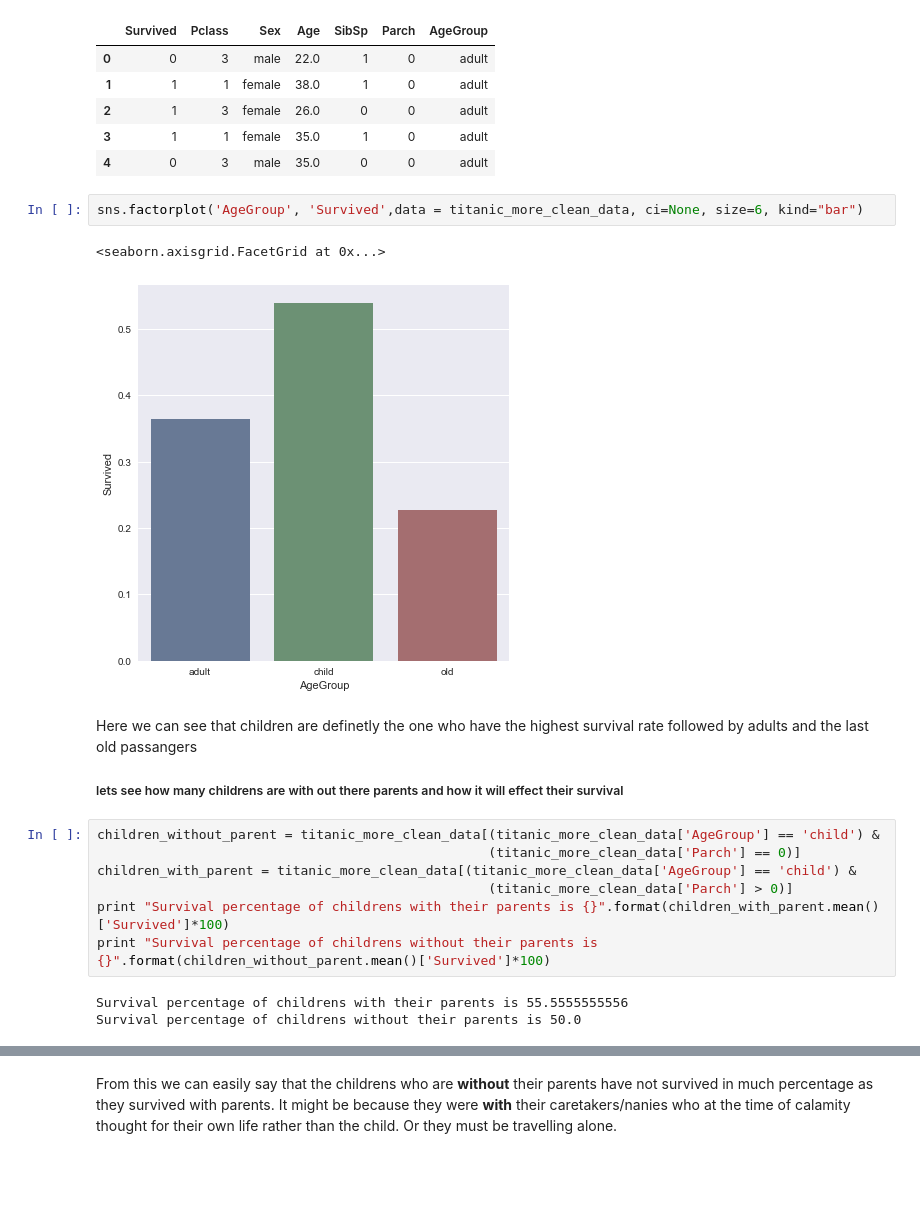
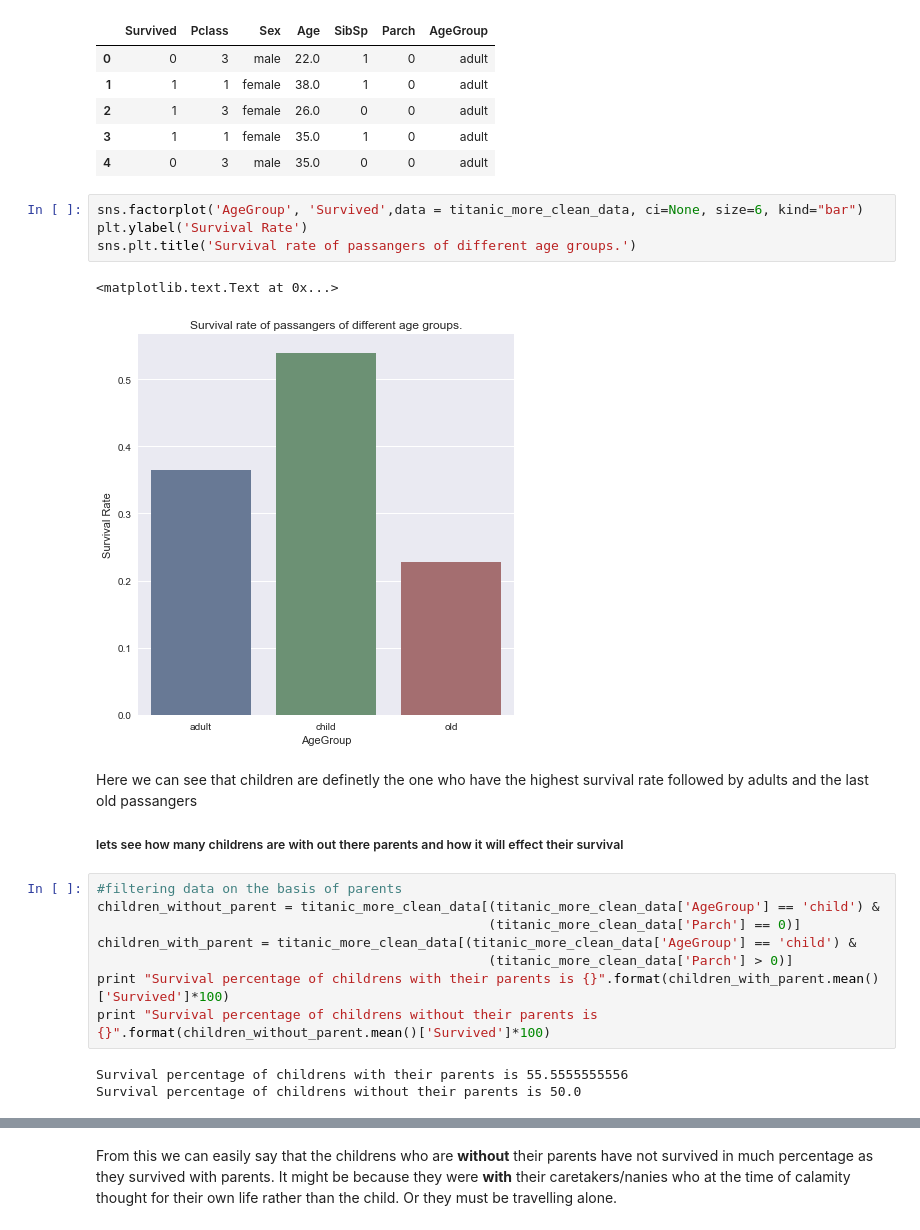
Before and after one commit to hassan23/Titanic-Data-Analysis, a Jupyter notebook: Untitled.ipynb, the cells around one changed output, grey strips where cells are left out. Cells and saved outputs as stored; diff of their text form; blank space fills up the shorter version.

```diff
--- a/Untitled.ipynb
+++ b/Untitled.ipynb
@@ -345,14 +380,17 @@ titanic_more_clean_data.head()
 | 4 | 0 | 3 | male | 35.0 | 0 | 0 | adult |
 # %%
 sns.factorplot('AgeGroup', 'Survived',data = titanic_more_clean_data, ci=None, size=6, kind="bar")
+plt.ylabel('Survival Rate')
+sns.plt.title('Survival rate of passangers of different age groups.')
 # %% [output]
-<seaborn.axisgrid.FacetGrid at 0x...>
+<matplotlib.text.Text at 0x...>
-[figure, old version]
+[figure, new version]
 # %% [markdown]
 Here we can see that children are definetly the one who have the highest survival rate followed by adults and the last old passangers
 
 ##### lets see how many childrens are with out there parents and how it will effect their survival
 # %%
+#filtering data on the basis of parents
 children_without_parent = titanic_more_clean_data[(titanic_more_clean_data['AgeGroup'] == 'child') &
                                                   (titanic_more_clean_data['Parch'] == 0)]
 children_with_parent = titanic_more_clean_data[(titanic_more_clean_data['AgeGroup'] == 'child') &
```
Also changed, not shown: parts of 18 cells of this notebook.
